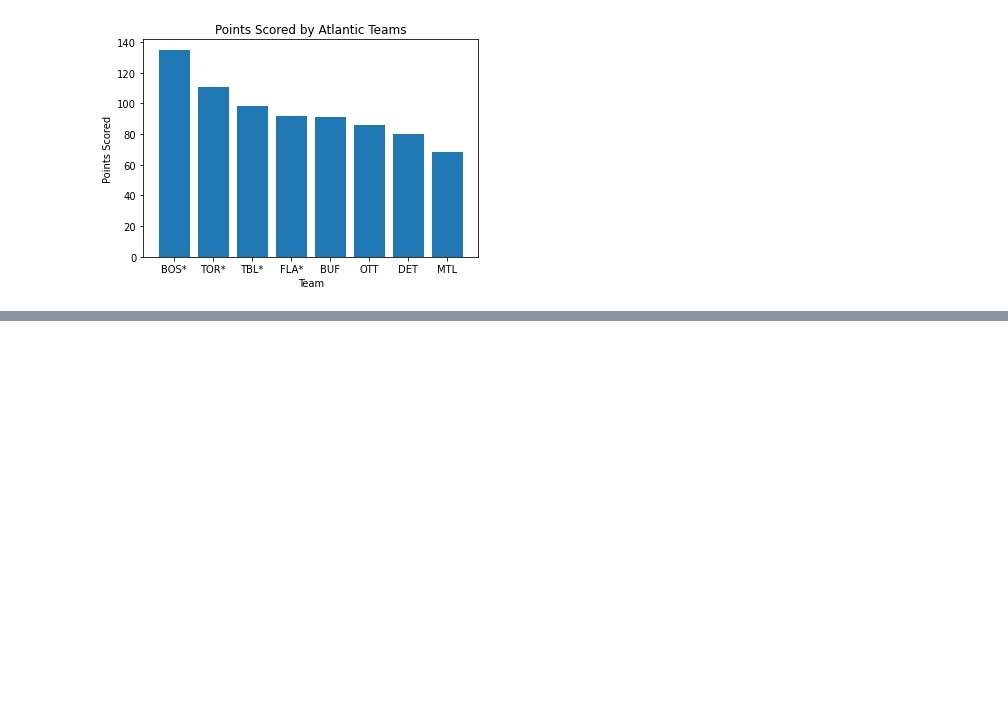
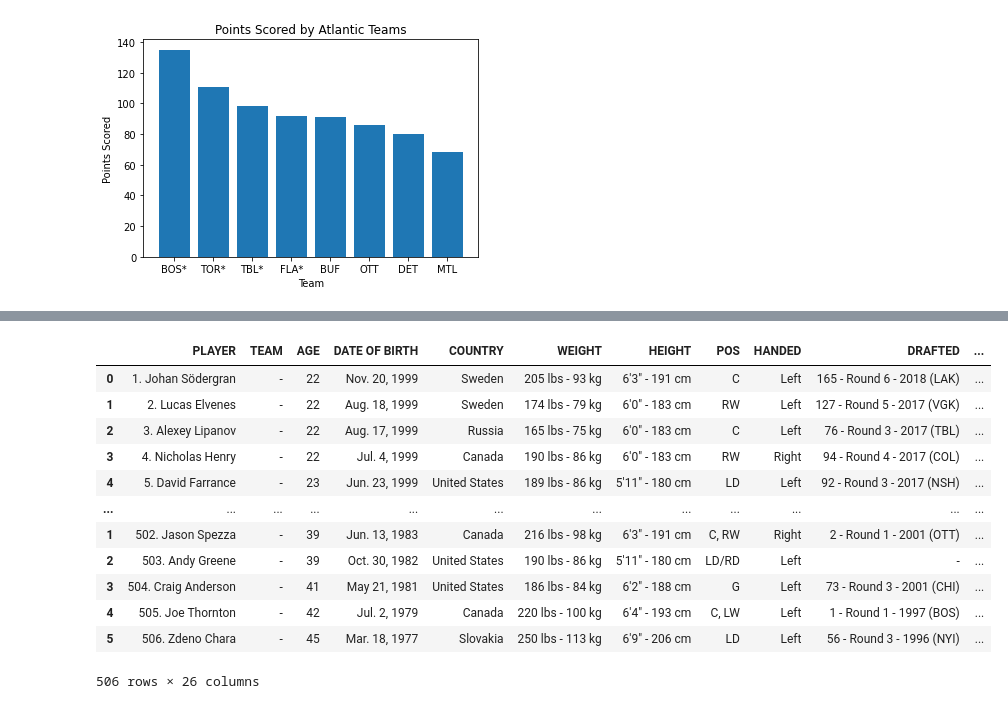
Before and after one commit to lukekerwin/DS-320_Project, a Jupyter notebook: Brian_test.ipynb, the cells around one changed output, grey strips where cells are left out. Drawn from its saved outputs; the diff is of its cells as text; code cells hidden in the pictures; blank space fills up the shorter version.

```diff
--- a/Brian_test.ipynb
+++ b/Brian_test.ipynb
@@ -121,0 +153,31 @@ Text(0.5, 1.0, 'Points Scored by Atlantic Teams')
+# %%
+url = 'https://www.capfriendly.com/browse/free-agents-including-signed/2023/age/all/all/ufa/asc?stats-season=2023&display=signing-team,birthday,country,weight,height,weightkg,heightcm,draft,signing-status,expiry-year,performance-bonus,signing-bonus,caphit-percent,length,base-salary,type,signing-age,signing-date,extension&hide=skater-stats,goalie-stats'
+data = requests.get(url).text
+soup = BeautifulSoup(data, 'html.parser')
+# find <div class="r" style="margin:0 4px 0 0">Page 2 of 32</div>
+# <div class="r" style="margin:0 4px 0 0">Page 1 of 11</div>
+res = soup.find('div', class_='r', style='margin:0 4px 0 0')
+pc = int(res.text.split(' ')[-1])
+
+master = []
+for page in range(1,pc+1):
+    url = 'https://www.capfriendly.com/browse/free-agents-including-signed/2023/age/all/all/ufa/asc?stats-season=2023&display=signing-team,birthday,country,weight,height,weightkg,heightcm,draft,signing-status,expiry-year,performance-bonus,signing-bonus,caphit-percent,length,base-salary,type,signing-age,signing-date,extension&hide=skater-stats,goalie-stats&pg={}'.format(page)
+    table = pd.read_html(url)[0]
+    master.append(table)
+
+df = pd.concat(master)
+df
+# %% [output]
+|  | PLAYER | TEAM | AGE | DATE OF BIRTH | COUNTRY | WEIGHT | HEIGHT | POS | HANDED | DRAFTED | ... |
+| 0 | 1. Johan Södergran | - | 22 | Nov. 20, 1999 | Sweden | 205 lbs - 93 kg | 6'3" - 191 cm | C | Left | 165 - Round 6 - 2018 (LAK) | ... |
+| 1 | 2. Lucas Elvenes | - | 22 | Aug. 18, 1999 | Sweden | 174 lbs - 79 kg | 6'0" - 183 cm | RW | Left | 127 - Round 5 - 2017 (VGK) | ... |
+| 2 | 3. Alexey Lipanov | - | 22 | Aug. 17, 1999 | Russia | 165 lbs - 75 kg | 6'0" - 183 cm | C | Left | 76 - Round 3 - 2017 (TBL) | ... |
+| 3 | 4. Nicholas Henry | - | 22 | Jul. 4, 1999 | Canada | 190 lbs - 86 kg | 6'0" - 183 cm | RW | Right | 94 - Round 4 - 2017 (COL) | ... |
+| 4 | 5. David Farrance | - | 23 | Jun. 23, 1999 | United States | 189 lbs - 86 kg | 5'11" - 180 cm | LD | Left | 92 - Round 3 - 2017 (NSH) | ... |
+| ... | ... | ... | ... | ... | ... | ... | ... | ... | ... | ... | ... |
+| 1 | 502. Jason Spezza | - | 39 | Jun. 13, 1983 | Canada | 216 lbs - 98 kg | 6'3" - 191 cm | C, RW | Right | 2 - Round 1 - 2001 (OTT) | ... |
+| 2 | 503. Andy Greene | - | 39 | Oct. 30, 1982 | United States | 190 lbs - 86 kg | 5'11" - 180 cm | LD/RD | Left | - | ... |
+| 3 | 504. Craig Anderson | - | 41 | May 21, 1981 | United States | 186 lbs - 84 kg | 6'2" - 188 cm | G | Left | 73 - Round 3 - 2001 (CHI) | ... |
+| 4 | 505. Joe Thornton | - | 42 | Jul. 2, 1979 | Canada | 220 lbs - 100 kg | 6'4" - 193 cm | C, LW | Left | 1 - Round 1 - 1997 (BOS) | ... |
+| 5 | 506. Zdeno Chara | - | 45 | Mar. 18, 1977 | Slovakia | 250 lbs - 113 kg | 6'9" - 206 cm | LD | Left | 56 - Round 3 - 1996 (NYI) | ... |
+506 rows × 26 columns
```
Also changed, not shown: parts of 4 cells of this notebook.
